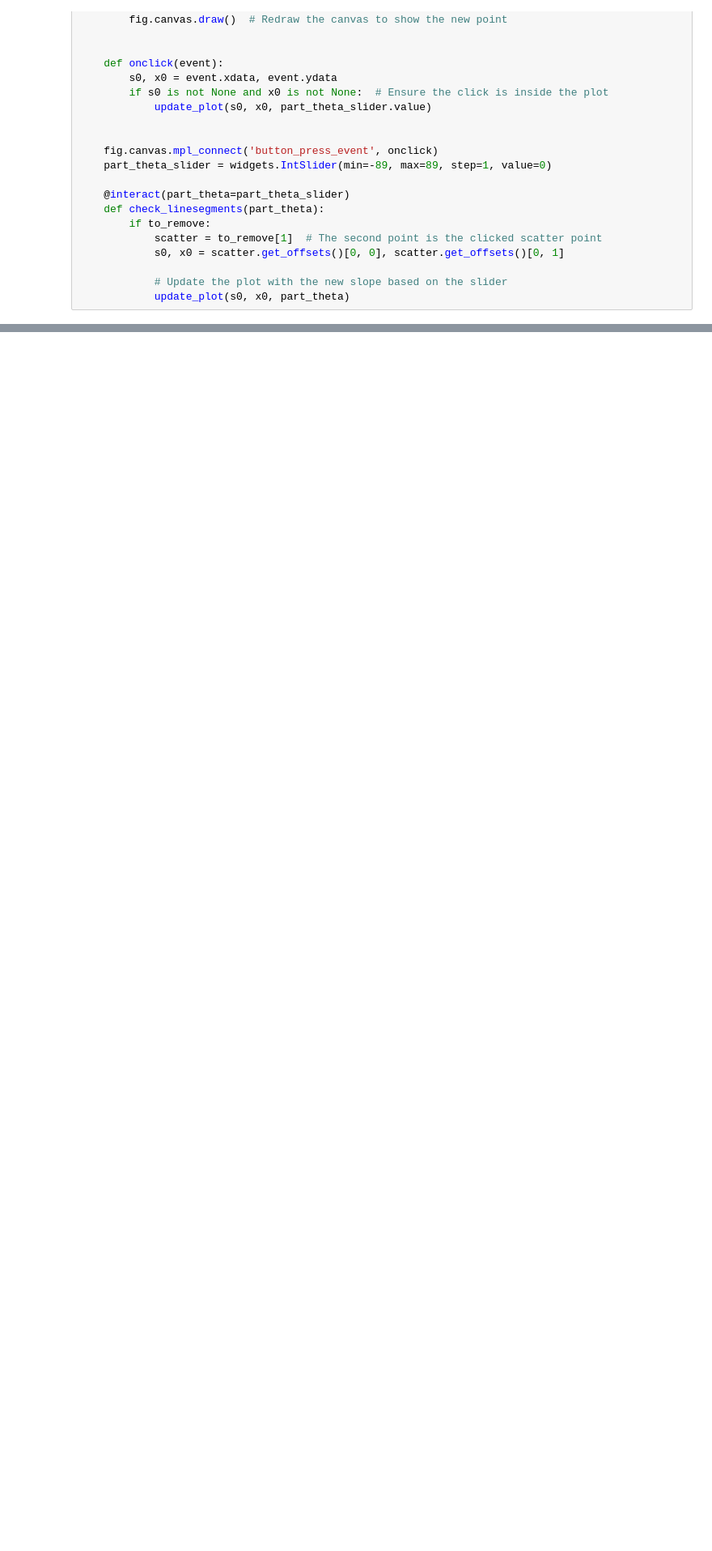
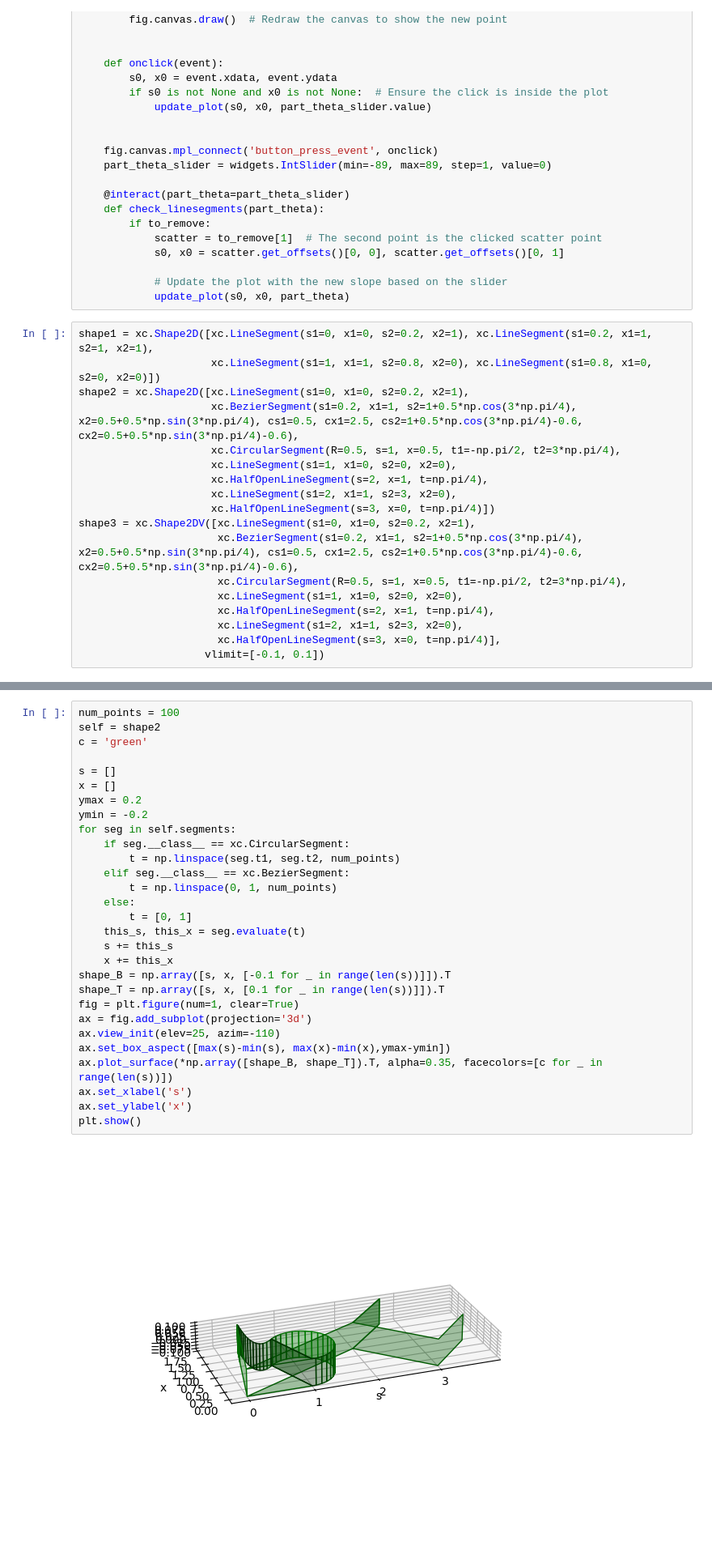
Before and after one commit to xsuite/xcoll, a Jupyter notebook: xcoll/scattering_routines/geometry/test_geometry.ipynb, the cells around one changed output, grey strips where cells are left out. Shown: that part at 81% size. Drawn from its saved outputs; the diff is of its cells as text; blank space fills up the shorter version.

```diff
--- a/xcoll/scattering_routines/geometry/test_geometry.ipynb
+++ b/xcoll/scattering_routines/geometry/test_geometry.ipynb
@@ -79,3 +79,21 @@ def check_drift(shape, plot_object=False, xlim=(-0.5, 1.5), ylim=(-0.5, 1.5)):
 
             # Update the plot with the new slope based on the slider
             update_plot(s0, x0, part_theta)
+# %%
+shape1 = xc.Shape2D([xc.LineSegment(s1=0, x1=0, s2=0.2, x2=1), xc.LineSegment(s1=0.2, x1=1, s2=1, x2=1),
+                     xc.LineSegment(s1=1, x1=1, s2=0.8, x2=0), xc.LineSegment(s1=0.8, x1=0, s2=0, x2=0)])
+shape2 = xc.Shape2D([xc.LineSegment(s1=0, x1=0, s2=0.2, x2=1),
+                     xc.BezierSegment(s1=0.2, x1=1, s2=1+0.5*np.cos(3*np.pi/4), x2=0.5+0.5*np.sin(3*np.pi/4), cs1=0.5, cx1=2.5, cs2=1+0.5*np.cos(3*np.pi/4)-0.6, cx2=0.5+0.5*np.sin(3*np.pi/4)-0.6),
+                     xc.CircularSegment(R=0.5, s=1, x=0.5, t1=-np.pi/2, t2=3*np.pi/4),
+                     xc.LineSegment(s1=1, x1=0, s2=0, x2=0),
+                     xc.HalfOpenLineSegment(s=2, x=1, t=np.pi/4),
+                     xc.LineSegment(s1=2, x1=1, s2=3, x2=0),
+                     xc.HalfOpenLineSegment(s=3, x=0, t=np.pi/4)])
+shape3 = xc.Shape2DV([xc.LineSegment(s1=0, x1=0, s2=0.2, x2=1),
+                      xc.BezierSegment(s1=0.2, x1=1, s2=1+0.5*np.cos(3*np.pi/4), x2=0.5+0.5*np.sin(3*np.pi/4), cs1=0.5, cx1=2.5, cs2=1+0.5*np.cos(3*np.pi/4)-0.6, cx2=0.5+0.5*np.sin(3*np.pi/4)-0.6),
+                      xc.CircularSegment(R=0.5, s=1, x=0.5, t1=-np.pi/2, t2=3*np.pi/4),
+                      xc.LineSegment(s1=1, x1=0, s2=0, x2=0),
+                      xc.HalfOpenLineSegment(s=2, x=1, t=np.pi/4),
+                      xc.LineSegment(s1=2, x1=1, s2=3, x2=0),
+                      xc.HalfOpenLineSegment(s=3, x=0, t=np.pi/4)],
+                    vlimit=[-0.1, 0.1])
@@ -81,0 +115,31 @@ def check_drift(shape, plot_object=False, xlim=(-0.5, 1.5), ylim=(-0.5, 1.5)):
+# %%
+num_points = 100
+self = shape2
+c = 'green'
+
+s = []
+x = []
+ymax = 0.2
+ymin = -0.2
+for seg in self.segments:
+    if seg.__class__ == xc.CircularSegment:
+        t = np.linspace(seg.t1, seg.t2, num_points)
+    elif seg.__class__ == xc.BezierSegment:
+        t = np.linspace(0, 1, num_points)
+    else:
+        t = [0, 1]
+    this_s, this_x = seg.evaluate(t)
+    s += this_s
+    x += this_x
+shape_B = np.array([s, x, [-0.1 for _ in range(len(s))]]).T
+shape_T = np.array([s, x, [0.1 for _ in range(len(s))]]).T
+fig = plt.figure(num=1, clear=True)
+ax = fig.add_subplot(projection='3d')
+ax.view_init(elev=25, azim=-110)
+ax.set_box_aspect([max(s)-min(s), max(x)-min(x),ymax-ymin])
+ax.plot_surface(*np.array([shape_B, shape_T]).T, alpha=0.35, facecolors=[c for _ in range(len(s))])
+ax.set_xlabel('s')
+ax.set_ylabel('x')
+plt.show()
+# %% [output]
+[figure, added]
```
Also changed, not shown: parts of 5 cells of this notebook, 9 other files.
